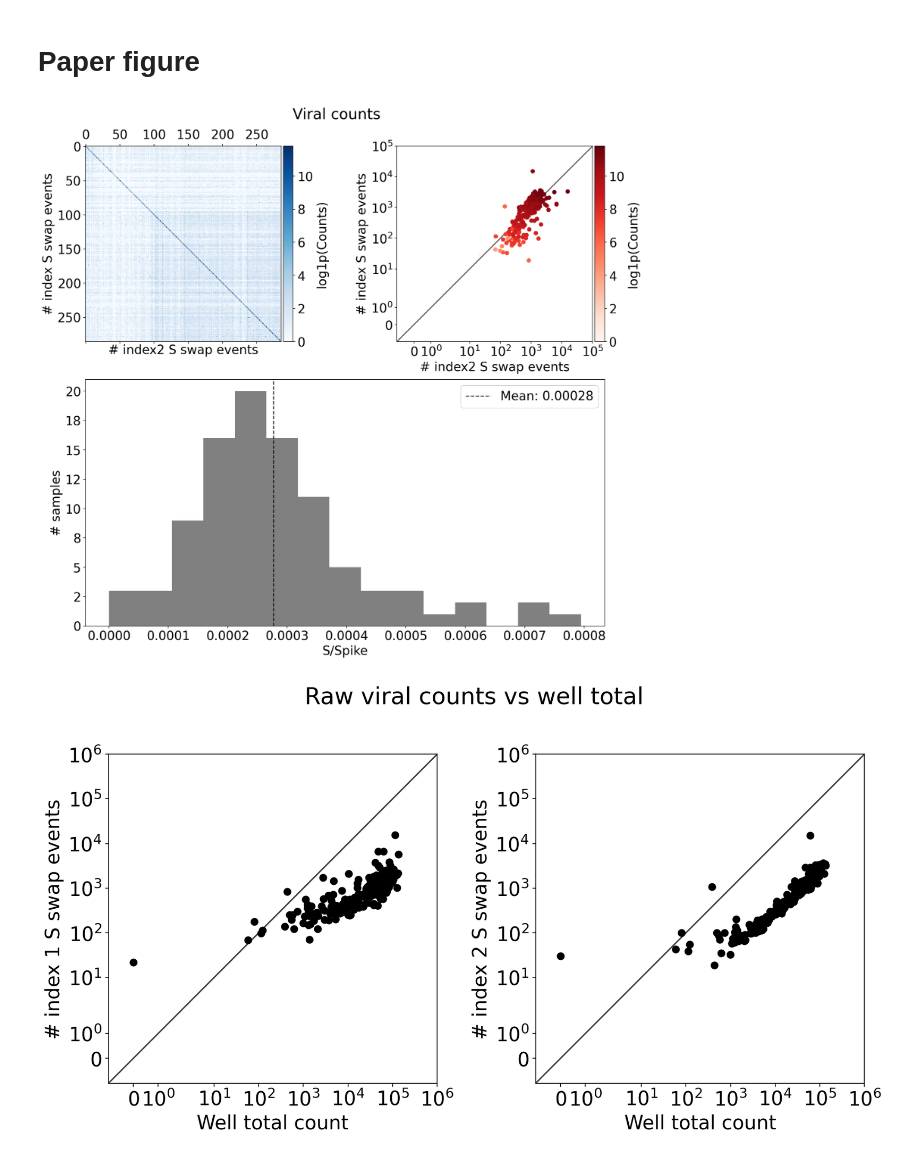
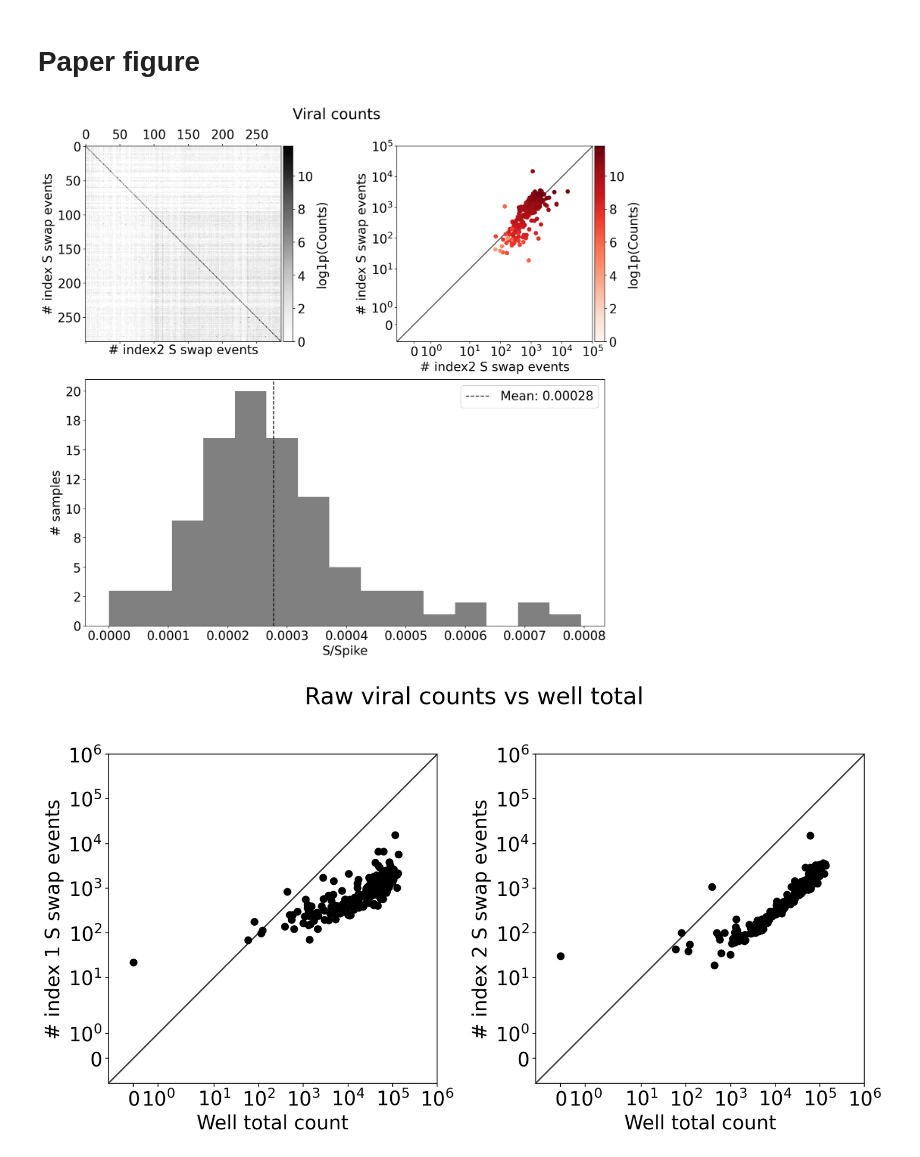
Before and after one commit to joshsbloom/swabseq, a Jupyter notebook: kb/notebooks/barcode_swapping.ipynb, the cells around one changed output. Cells and saved outputs as stored; diff of their text form; code cells hidden in the pictures.

Commit message:
final figure

```diff
--- a/kb/notebooks/barcode_swapping.ipynb
+++ b/kb/notebooks/barcode_swapping.ipynb
@@ -1158,7 +1158,7 @@ loc = fig.add_subplot(gs[0, 0])
 
 submat = mat[~isr_mask,:][:,~isr_mask]
 
-im = loc.matshow(submat, cmap='Blues')
+im = loc.matshow(submat, cmap='Greys')
 kwd = {
     "xlabel": "# index2 S swap events",
     "ylabel": "# index S swap events"
@@ -1194,34 +1194,34 @@ loc.set(**kwd)
 yex(loc)
 cbar(sc, loc)
 
 ###
 loc = fig.add_subplot(gs[1,:])
 
 x = nd(ndata.X[ndata.obs.eval("virus_copy == 'Negative Patient' and Plate_ID == 'Plate14'").values].astype(int)[:,0])
 y = nd(ndata.X[ndata.obs.eval("virus_copy == 'Negative Patient' and Plate_ID == 'Plate14'").values].astype(int)[:,1])
 
 d = x/y.astype(float)
 
 mean = d.mean()
 
 loc.axvline(x=mean, color="k", linestyle="--", label=f"Mean: {mean:,.5f}")
 loc.hist(d, bins=15, color="grey")
 
 
 
 kwd = {
     "ylabel": "# samples",
     "xlabel": "S/Spike"
 }
 
 loc.set(**kwd)
 loc.yaxis.set_major_formatter(mpl.ticker.StrMethodFormatter('{x:,.0f}'))
 
 loc.legend()
 fig.savefig("./barcode_swapping.png",bbox_inches='tight', dpi=300)
 fig.show()
 # %% [output]
-[figure, old version]
+[figure, new version]
 # %%
 #@title Raw Viral Counts
 
```
Also changed, not shown: parts of 4 cells of this notebook.
